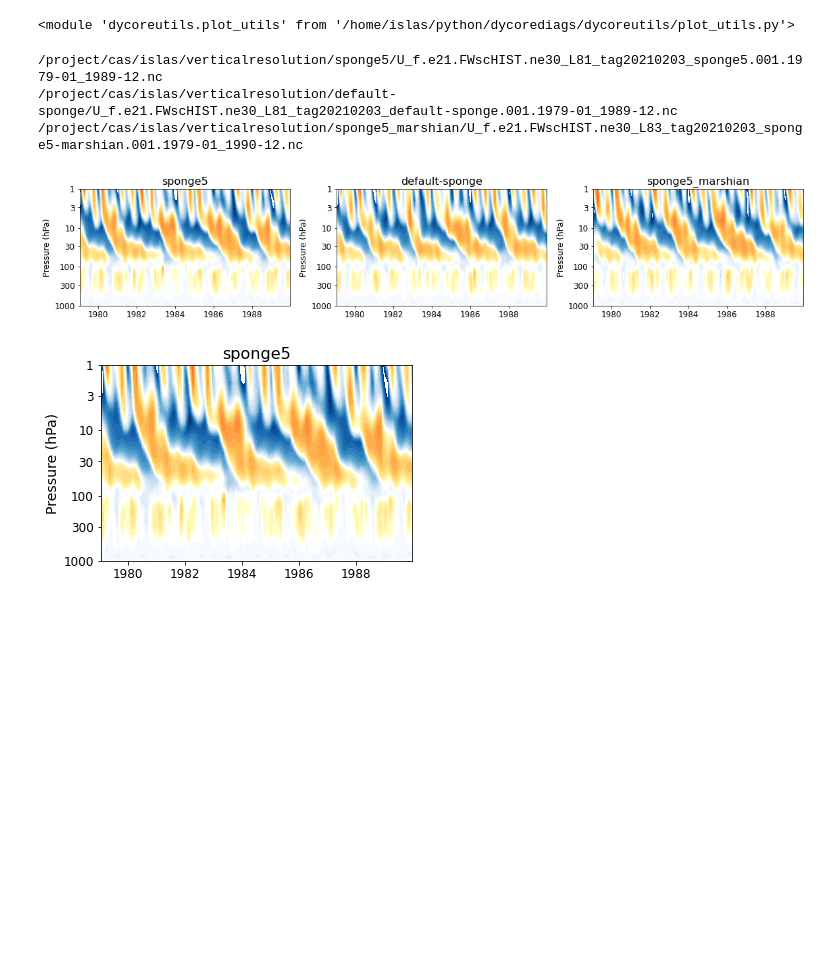
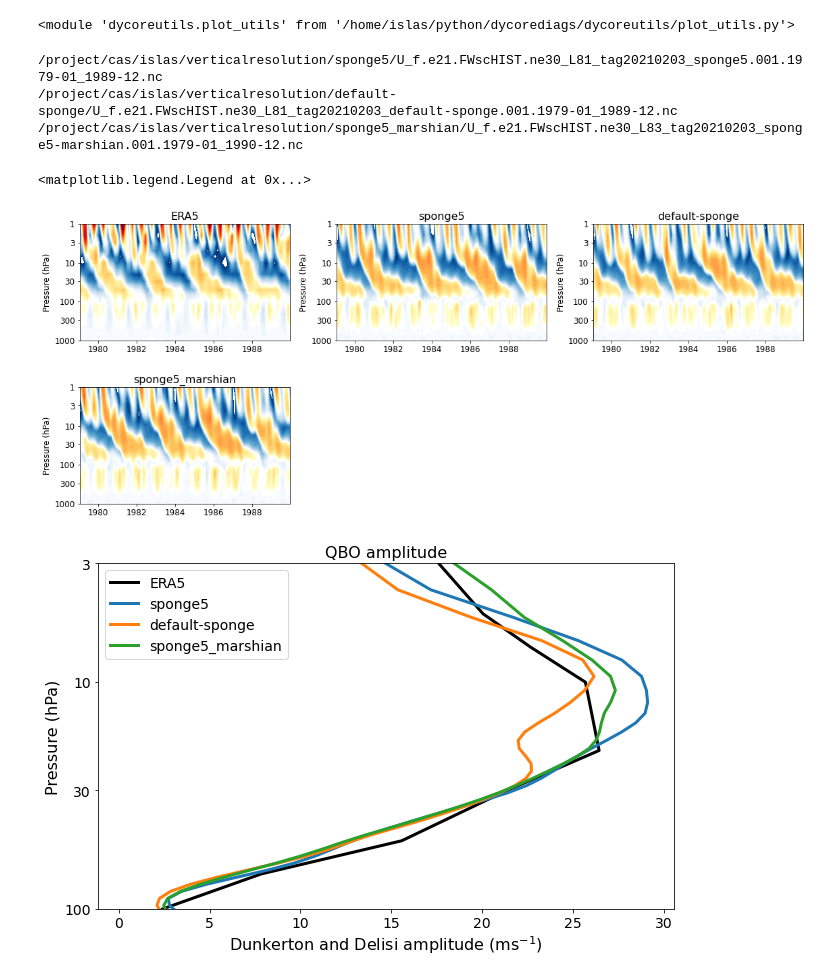
Before and after one commit to islasimpson/dycorediags, a Jupyter notebook: plot_examples/plotqbo.ipynb, the cells around one changed output. Cells and saved outputs as stored; diff of their text form; code cells hidden in the pictures; blank space fills up the shorter version.

Commit message:
updating plotqbo to include DD amplitude

```diff
--- a/plot_examples/plotqbo.ipynb
+++ b/plot_examples/plotqbo.ipynb
@@ -14,4 +30,21 @@ importlib.reload(cal)
 importlib.reload(dycoreplt)
 # %% [output]
 <module 'dycoreutils.plot_utils' from '/home/islas/python/dycorediags/dycoreutils/plot_utils.py'>
+# %%
+# set up Dunkerton and Delisi amplitude calculation
+def calcddamp(data):
+    datseas = data.groupby('time.month').mean('time')
+    datdeseas = data.groupby('time.month')-datseas
+    ddamp = np.sqrt(2)*datdeseas.std(dim='time')
+    return ddamp
+# %%
+# specify start and end years for plotting
+ystart="1979" ; yend="1989"
+# %%
+# Read in ERA5 data for comparison
+ERA5path="/project/haggis/ERA5/mon/U/*.nc"
+uzm = read.read_zonalmean(ERA5path,ystart+"-01",yend+"-12")
+uzm_trop_ERA5 = spatavg.cosweightlat(uzm,-5,5)
+time_ERA5 = cal.date2fracofyear_monthly(uzm.time)
+ddamp_ERA5 = calcddamp(uzm_trop_ERA5.ua)
 # %%
@@ -23,23 +62,44 @@ case={"sponge5":"U_f.e21.FWscHIST.ne30_L81_tag20210203_sponge5.001.1979-01_1989-
      "default-sponge":"U_f.e21.FWscHIST.ne30_L81_tag20210203_default-sponge.001.1979-01_1989-12.nc",
      "sponge5_marshian":"U_f.e21.FWscHIST.ne30_L83_tag20210203_sponge5-marshian.001.1979-01_1990-12.nc"}
 # %%
-fig = plt.figure(figsize=(16,16))
+# Calculating QBO metrics and plotting them
+fig_timeseries = plt.figure(figsize=(16,16))
+fig_ddamp = plt.figure(figsize=(16,16))
 
+# ERA5 time series
 countplot=0
+datplot = np.moveaxis(np.array(uzm_trop_ERA5.ua),1,0)
+ax = dycoreplt.plotqbowinds(fig_timeseries, datplot, time_ERA5, uzm_trop_ERA5.pre, 2, -40, 40, 'ERA5', x1[countplot],x2[countplot],y1[countplot],y2[countplot])
+countplot=countplot+1
+
+# ERA5 DD amplitude
+ax_dd = dycoreplt.plotddamp(fig_ddamp,ddamp_ERA5, ddamp_ERA5.pre, 'ERA5', 0.1,0.6,0.5,0.8, color='black')
+
 for key in case:
     filename=case[key]
     fname=basepath+key+"/"+filename
     print(fname)
-    uzm = read.read_cesm_zonalmean(fname,"1979-01","1989-12")
+    uzm = read.read_cesm_zonalmean(fname,ystart+"-01",yend+"-12")
     uzm_trop = spatavg.cosweightlat(uzm,-5,5)
     time = cal.date2fracofyear_monthly(uzm.time)
 
+    # simulation time series
     datplot = np.moveaxis(np.array(uzm_trop.U),1,0)
-    ax = dycoreplt.plotqbowinds(fig, datplot,time,uzm.lev, 2, -40, 40, key, x1[countplot],x2[countplot],y1[countplot],y2[countplot])
+    ax = dycoreplt.plotqbowinds(fig_timeseries, datplot,time,uzm.lev, 2, -40, 40, key, x1[countplot],x2[countplot],y1[countplot],y2[countplot])
+
+    # calculate dunkerton and delisi amplitude
+    ddamp = calcddamp(uzm_trop.U)
+
+    # plot simulation Dunkerton and Delisi amplitude
+    ax_dd = dycoreplt.plotddamp(fig_ddamp, ddamp, ddamp.lev,key,oplot=True, ax = ax_dd)
 
     countplot=countplot+1
+
+ax_dd.legend()
 # %% [output]
 /project/cas/islas/verticalresolution/sponge5/U_f.e21.FWscHIST.ne30_L81_tag20210203_sponge5.001.1979-01_1989-12.nc
 /project/cas/islas/verticalresolution/default-sponge/U_f.e21.FWscHIST.ne30_L81_tag20210203_default-sponge.001.1979-01_1989-12.nc
 /project/cas/islas/verticalresolution/sponge5_marshian/U_f.e21.FWscHIST.ne30_L83_tag20210203_sponge5-marshian.001.1979-01_1990-12.nc
+<matplotlib.legend.Legend at 0x...>
-[figure, old version]
+[figure, new version]
+[figure, added]
@@ -58,8 +105,0 @@ timedefaultsponge = cal.date2fracofyear_monthly(udefaultsponge_trop.time)
-# %%
-fig = plt.figure(figsize=(16,16))
-
-# sponge5
-datplot = np.moveaxis(np.array(usponge5_trop.U), 1, 0)
-ax = dycoreplt.plotqbowinds(fig, datplot, timesponge5, usponge5.lev, 2,-40,40,'sponge5',x1[0],x2[0],0.8,0.97)
-# %% [output]
-[figure, removed]
```
Also changed, not shown: parts of 6 cells of this notebook.
